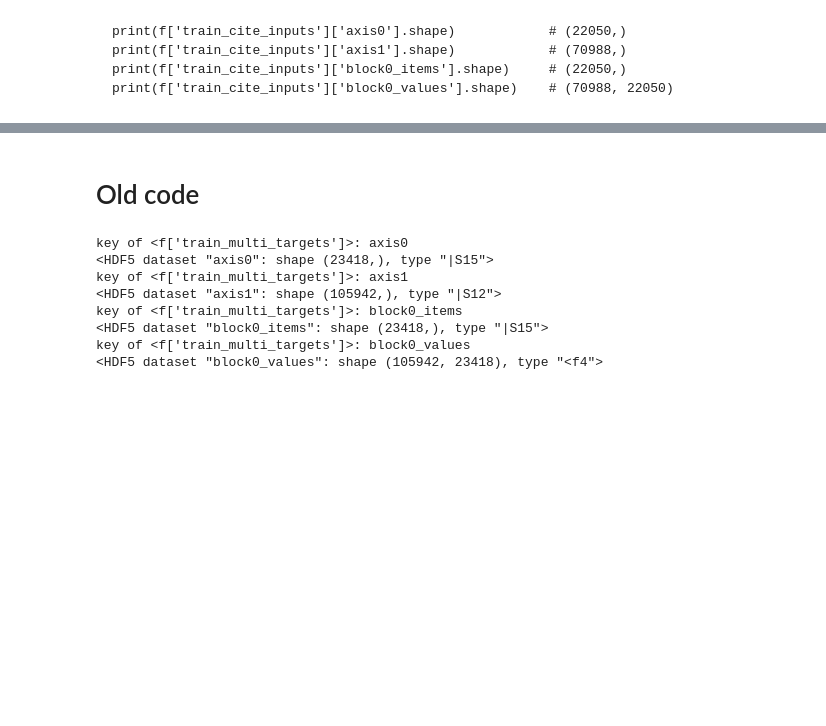
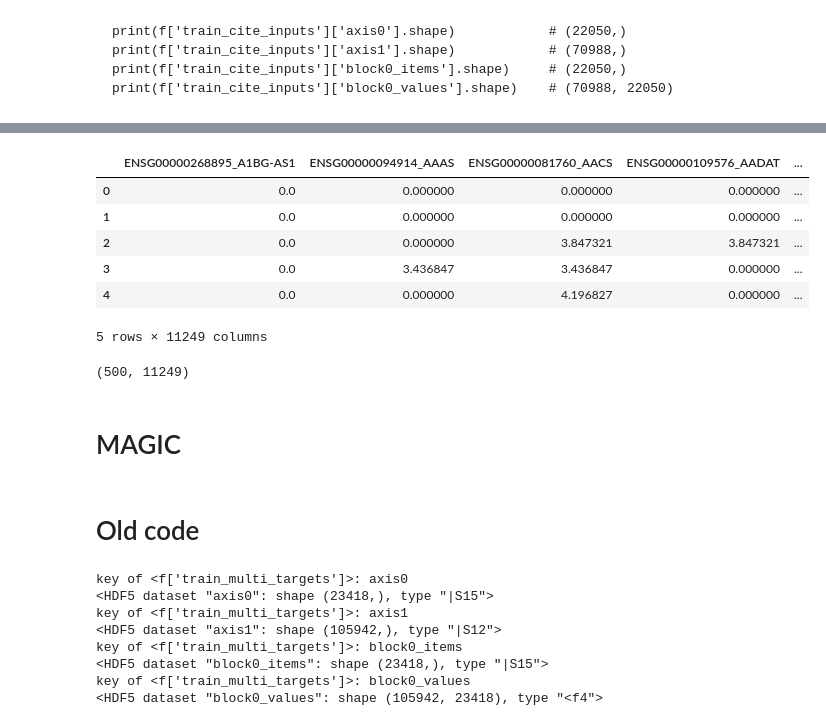
Before and after one commit to botakveggie/Multimodal-Single-Cell-Integration, a Jupyter notebook: metadata_explore.ipynb, the cells around one changed output, grey strips where cells are left out. Saved outputs shown, nothing was run; the diff lists cells and outputs as text; code cells hidden in the pictures; blank space fills up the shorter version.

```diff
--- a/metadata_explore.ipynb
+++ b/metadata_explore.ipynb
@@ -110,0 +200,24 @@ array([1.1678035 , 0.62253   , 0.10695851, 0.32498938, 3.331674  ],
+# %%
+columns = data1.columns
+variable = [ ]
+
+for i in range(0,len(variance)):
+    if variance[i]>=0.6: #setting the threshold as 1%
+        variable.append(columns[i])
+
+reduced_data = data1[variable]
+reduced_data.head()
+# %% [output]
+|  | ENSG00000268895_A1BG-AS1 | ENSG00000094914_AAAS | ENSG00000081760_AACS | ENSG00000109576_AADAT | ... |
+| 0 | 0.0 | 0.000000 | 0.000000 | 0.000000 | ... |
+| 1 | 0.0 | 0.000000 | 0.000000 | 0.000000 | ... |
+| 2 | 0.0 | 0.000000 | 3.847321 | 3.847321 | ... |
+| 3 | 0.0 | 3.436847 | 3.436847 | 0.000000 | ... |
+| 4 | 0.0 | 0.000000 | 4.196827 | 0.000000 | ... |
+5 rows × 11249 columns
+# %%
+reduced_data.shape
+# %% [output]
+(500, 11249)
+# %% [markdown]
+# MAGIC
```
Also changed, not shown: parts of 18 cells of this notebook.
